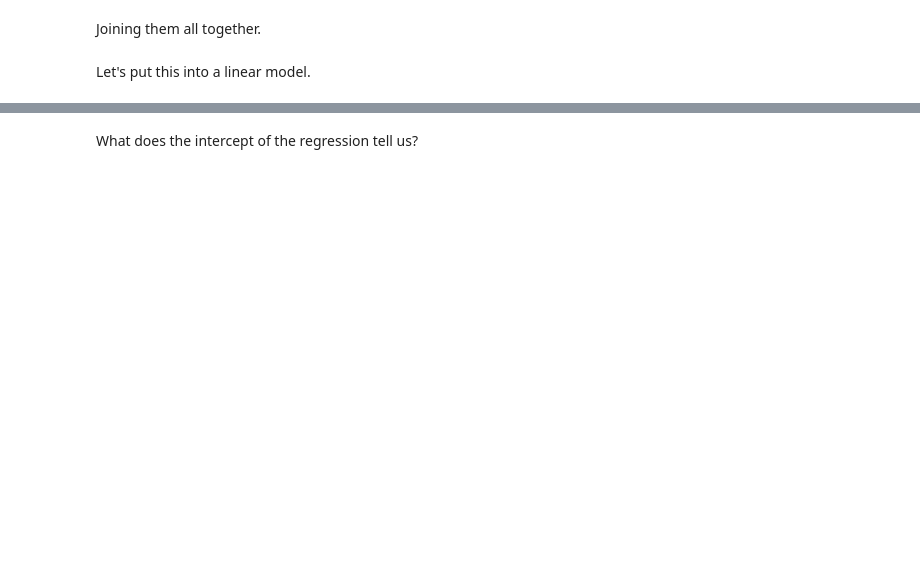
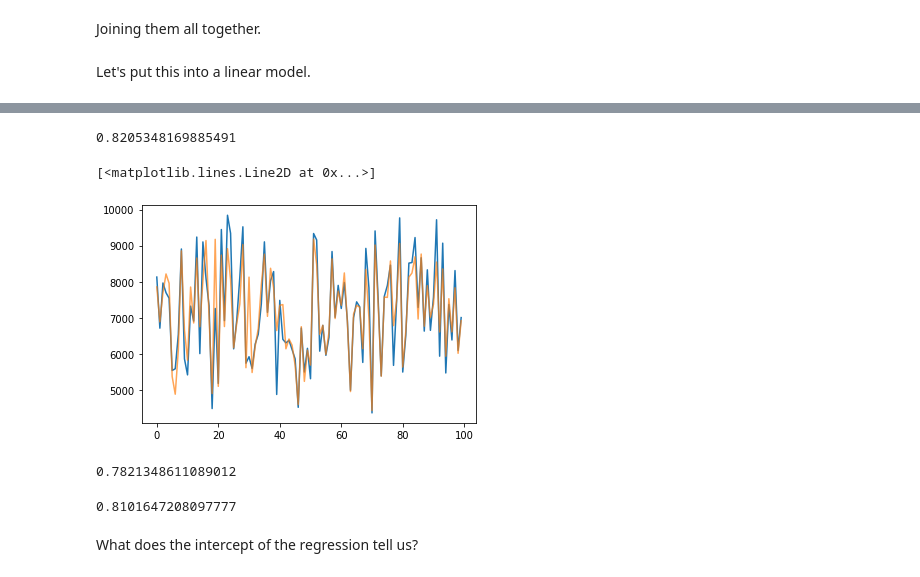
Before and after one commit to inwe-boku/lecture-scientific-computing, a Jupyter notebook: lecture07-fitting/lecture07.ipynb, the cells around one changed output, grey strips where cells are left out. Saved outputs shown, nothing was run; the diff lists cells and outputs as text; code cells hidden in the pictures; blank space fills up the shorter version.

```diff
--- a/lecture07-fitting/lecture07.ipynb
+++ b/lecture07-fitting/lecture07.ipynb
@@ -172,5 +131,2 @@ monthly_dummies
 # %% [markdown]
 Joining them all together.
-# %%
-X = np.append(monthly_dummies, weekday, axis=1)
-X = np.append(X, hour, axis=1)
@@ -179,3 +133,5 @@ X.shape
+# %%
+X_train, X_test, Y_train, Y_test = train_test_split(X, Y, test_size=0.2)
 # %% [markdown]
 Let's put this into a linear model.
 # %%
@@ -183,7 +139,11 @@ Let's put this into a linear model.
 regr = linear_model.LinearRegression()
 
 # Train the model using the training sets
-regr.fit(X, Y)
+regr.fit(X_train, Y_train)
 
 # The coefficients
 print('Coefficients: \n', regr.coef_)
+
+pred = regr.predict(X_test)
+
+r2_score(Y_test, pred)
@@ -190,3 +163,44 @@ print('Coefficients: \n', regr.coef_)
+# %%
+# regr = linear_model.LinearRegression(fit_intercept = False)
+regr = ensemble.RandomForestRegressor()
+
+# Train the model using the training sets
+regr.fit(X_train, Y_train.reshape(-1, ))
+
+pred = regr.predict(X_test)
+
+r2_score(Y_test, pred)
+# %% [output]
+0.8205348169885491
+# %%
+plt.plot(Y_test[1000:1100])
+plt.plot(pred[1000:1100], alpha=0.7)
+# %% [output]
+[<matplotlib.lines.Line2D at 0x...>]
+[figure, added]
+# %%
+# regr = linear_model.LinearRegression(fit_intercept = False)
+regr = neural_network.MLPRegressor(max_iter=200)
+
+# Train the model using the training sets
+regr.fit(X_train, Y_train.reshape(-1, ))
+
+# The coefficients
+
+pred = regr.predict(X_test)
+
+r2_score(Y_test, pred)
+# %% [output]
+0.7821348611089012
+# %%
+# and on our working data set?
+X_w = get_X(test_data_set)
+Y_w = get_Y(test_data_set)
+
+pred_w = regr.predict(X_w)
+r2_score(Y_w, pred_w)
+# %% [output]
+0.8101647208097777
 # %% [markdown]
 What does the intercept of the regression tell us?
 # %%
```
Also changed, not shown: parts of 61 cells of this notebook.
